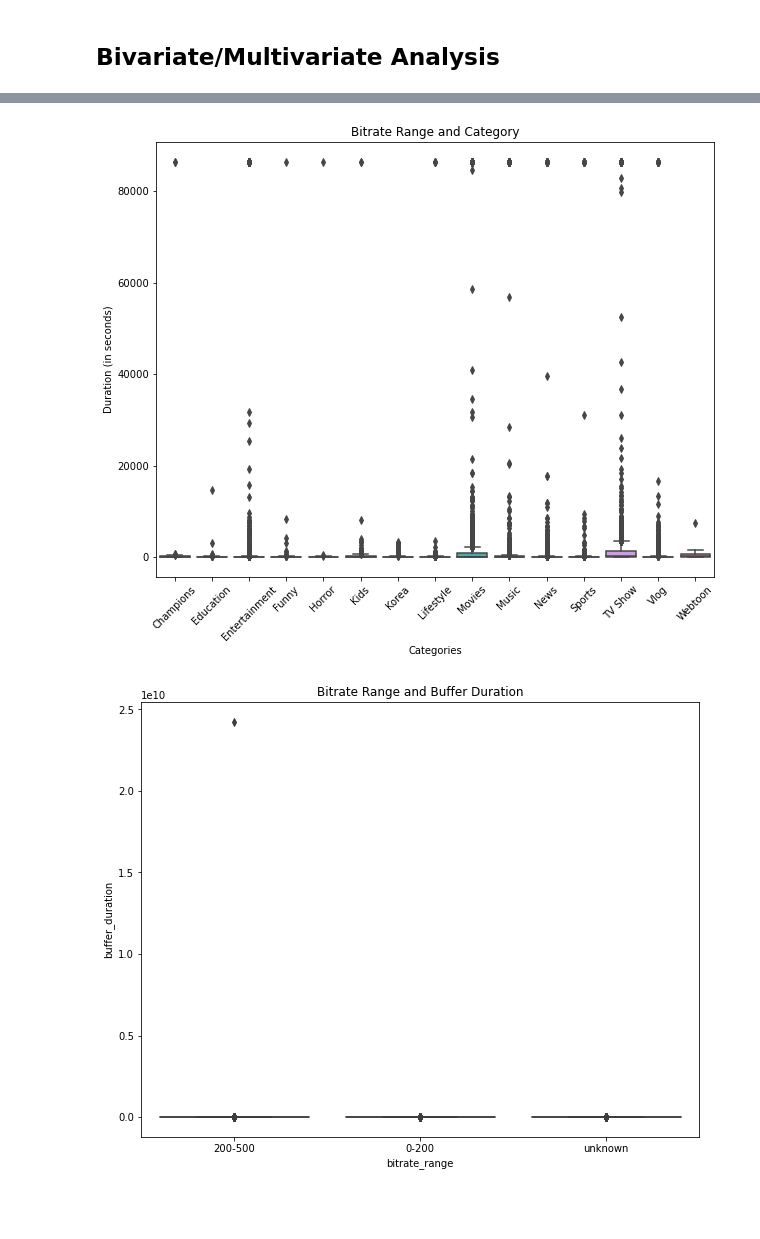
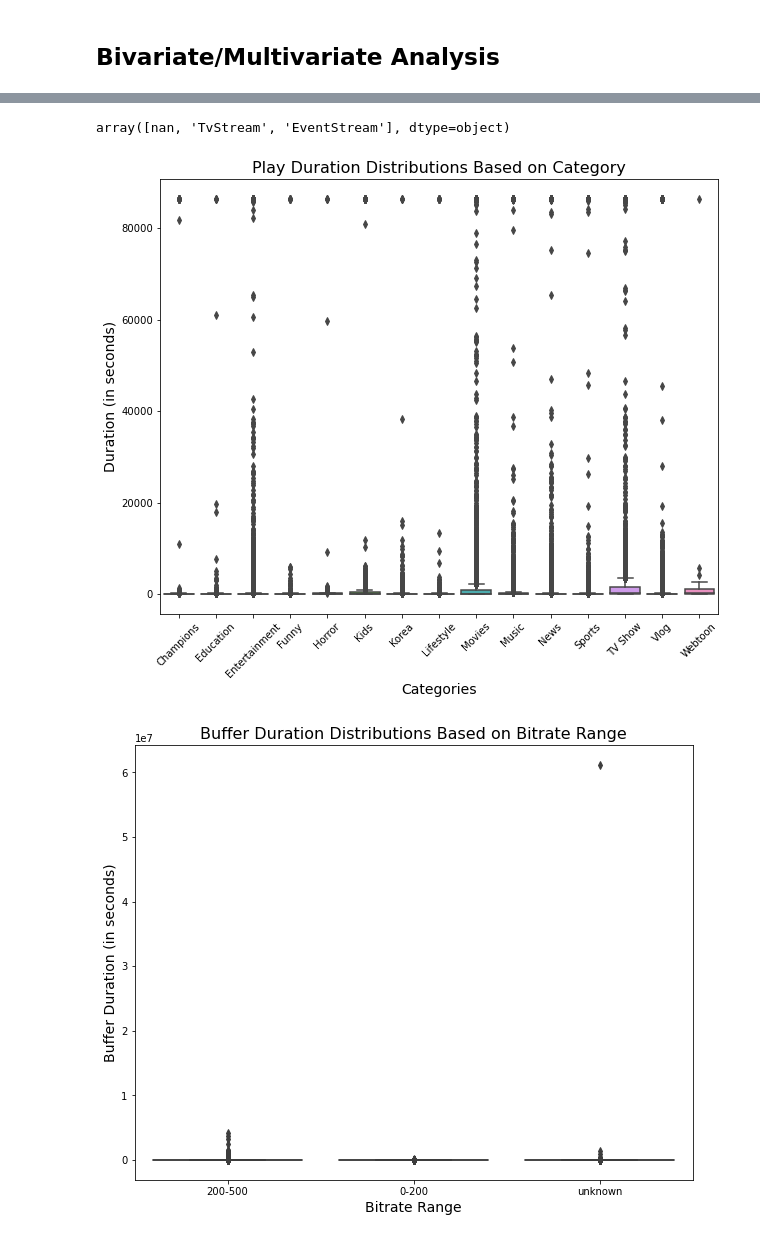
Before and after one commit to archeltaneka/vidio-dataset-eda, a Jupyter notebook: exploratory_notebook.ipynb, the cells around one changed output, grey strips where cells are left out. Saved outputs shown, nothing was run; the diff lists cells and outputs as text; code cells hidden in the pictures; blank space fills up the shorter version.

```diff
--- a/exploratory_notebook.ipynb
+++ b/exploratory_notebook.ipynb
@@ -9,5 +9,5 @@ import matplotlib.pyplot as plt
 %matplotlib inline
 # %%
 # read csv file
-df = pd.read_csv('./data/plays_1.csv', error_bad_lines=False) # skip those problematic lines with error_bad_lines=False
+df = pd.read_csv('./data/plays_10.csv', error_bad_lines=False) # skip those problematic lines with error_bad_lines=False
 # %% [output]
@@ -1067,27 +1274,34 @@ plt.show()
+# %%
+df['stream_type'].unique()
+# %% [output]
+array([nan, 'TvStream', 'EventStream'], dtype=object)
 # %%
 # number of viewers based on category and play duration
 df_category_duration = df[['category_name', 'duration']]
 df_category_duration = df_category_duration.sort_values(by=['category_name'])
 
 fig, ax = plt.subplots(1, 1, figsize=(10,8))
-ax.set_title('Bitrate Range and Category')
+ax.set_title('Play Duration Distributions Based on Category', fontsize=16)
 sns.boxplot(data=df_category_duration, x='category_name', y='duration', ax=ax)
 
-ax.set_xlabel('Categories')
-ax.set_ylabel('Duration (in seconds)')
+ax.set_xlabel('Categories', fontsize=14)
+ax.set_ylabel('Duration (in seconds)', fontsize=14)
 ax.set_xticklabels(sorted(df['category_name'].dropna().unique()), rotation=45)
 
 plt.show()
 # %% [output]
-[figure, old version]
+[figure, new version]
 # %%
 # number of viewers based on bitrate range and buffer duration
 df_bitrange_buffer = df[['bitrate_range', 'buffer_duration']]
 
 fig, ax = plt.subplots(1, 1, figsize=(10,8))
-ax.set_title('Bitrate Range and Buffer Duration')
+ax.set_title('Buffer Duration Distributions Based on Bitrate Range', fontsize=16)
 sns.boxplot(data=df_bitrange_buffer, x='bitrate_range', y='buffer_duration', ax=ax)
 
+ax.set_xlabel('Bitrate Range', fontsize=14)
+ax.set_ylabel('Buffer Duration (in seconds)', fontsize=14)
+
 plt.show()
 # %% [output]
-[figure, old version]
+[figure, new version]
```
Also changed, not shown: parts of 48 cells of this notebook.
